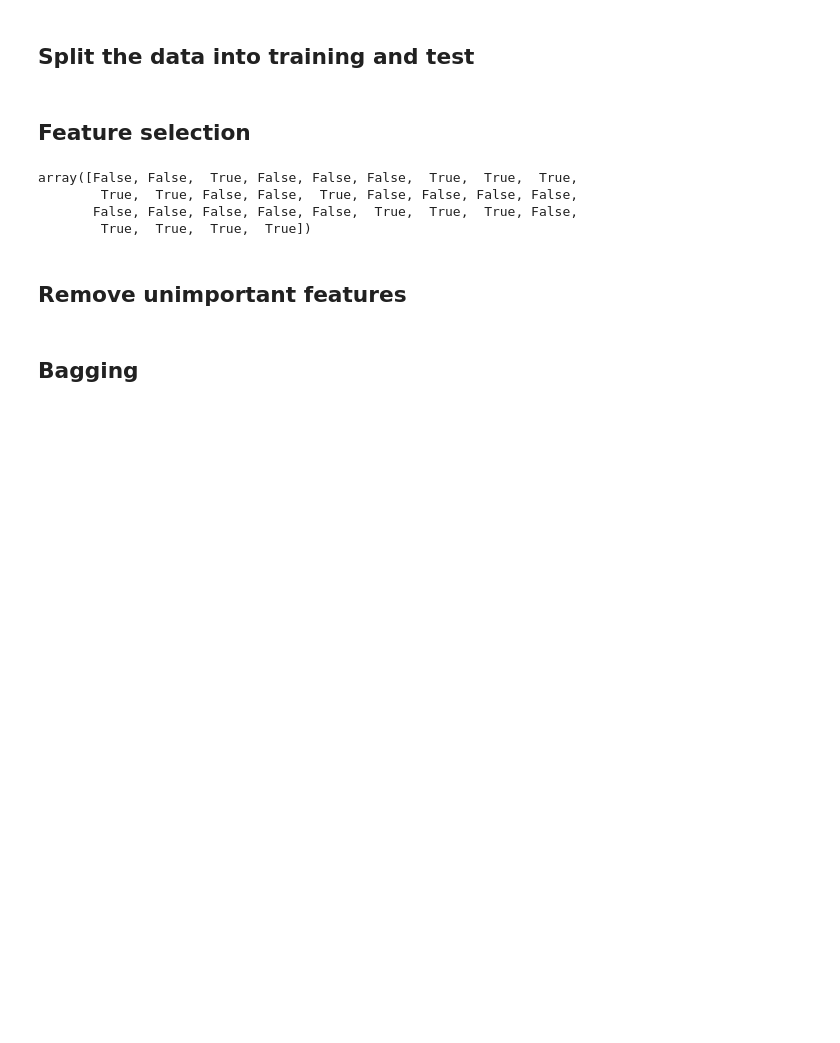
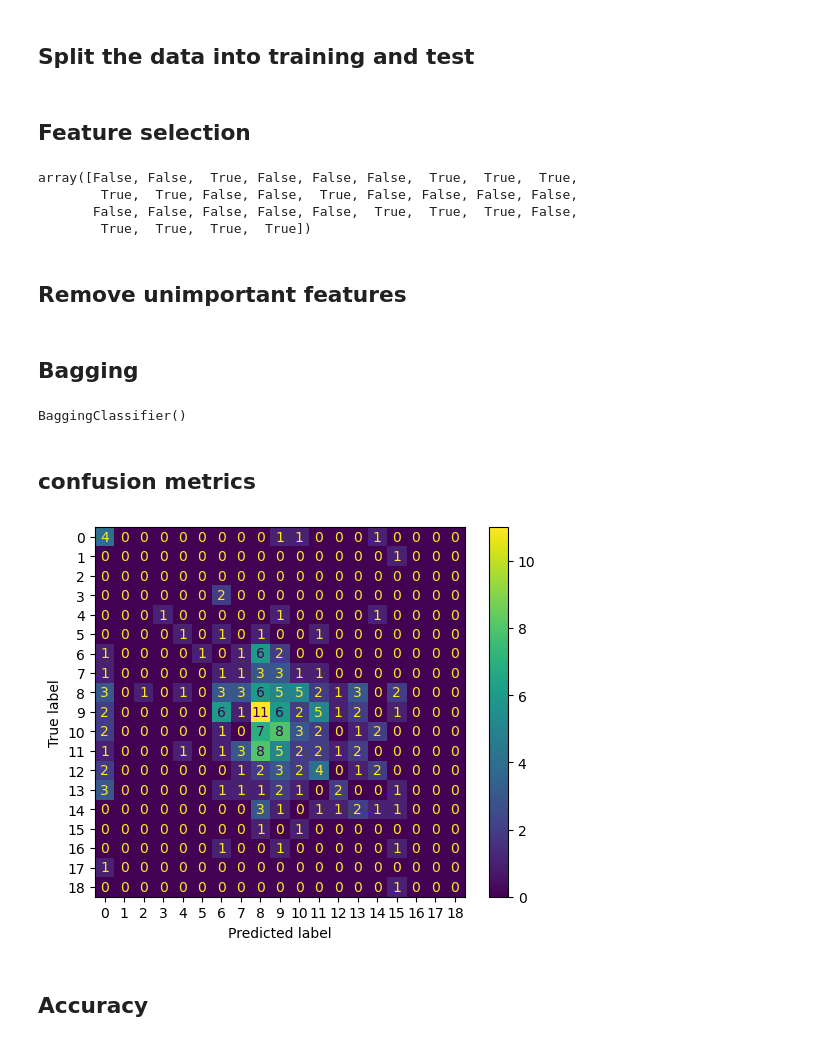
Before and after one commit to notfakearcher/yanjun, a Jupyter notebook: 01_topics/machine_learning/supervised_learning/bagging.ipynb, the cells around one changed output. Cells and saved outputs as stored; diff of their text form; code cells hidden in the pictures; blank space fills up the shorter version.

```diff
--- a/01_topics/machine_learning/supervised_learning/bagging.ipynb
+++ b/01_topics/machine_learning/supervised_learning/bagging.ipynb
@@ -124,3 +116,6 @@ X1_test = X_test[important_f]
 y1_test = y_test
 # %% [markdown]
 ## Bagging
+# %%
+model1 = BaggingClassifier()
+# model1.fit(X1_train, y1_train['G1'])
@@ -126,0 +124,18 @@ y1_test = y_test
+# %%
+model1.fit(X1_train, y1_train['G3'])
+# %% [output]
+BaggingClassifier()
+# %%
+# predict the lables for test
+G3_pred = model1.predict(X1_test)
+# %% [markdown]
+## confusion metrics
+# %%
+cm = confusion_matrix(y1_test['G3'], G3_pred)
+dis = ConfusionMatrixDisplay(cm)
+dis.plot()
+plt.show()
+# %% [output]
+[figure, added]
+# %% [markdown]
+## Accuracy
```
Also changed, not shown: parts of 5 cells of this notebook.
